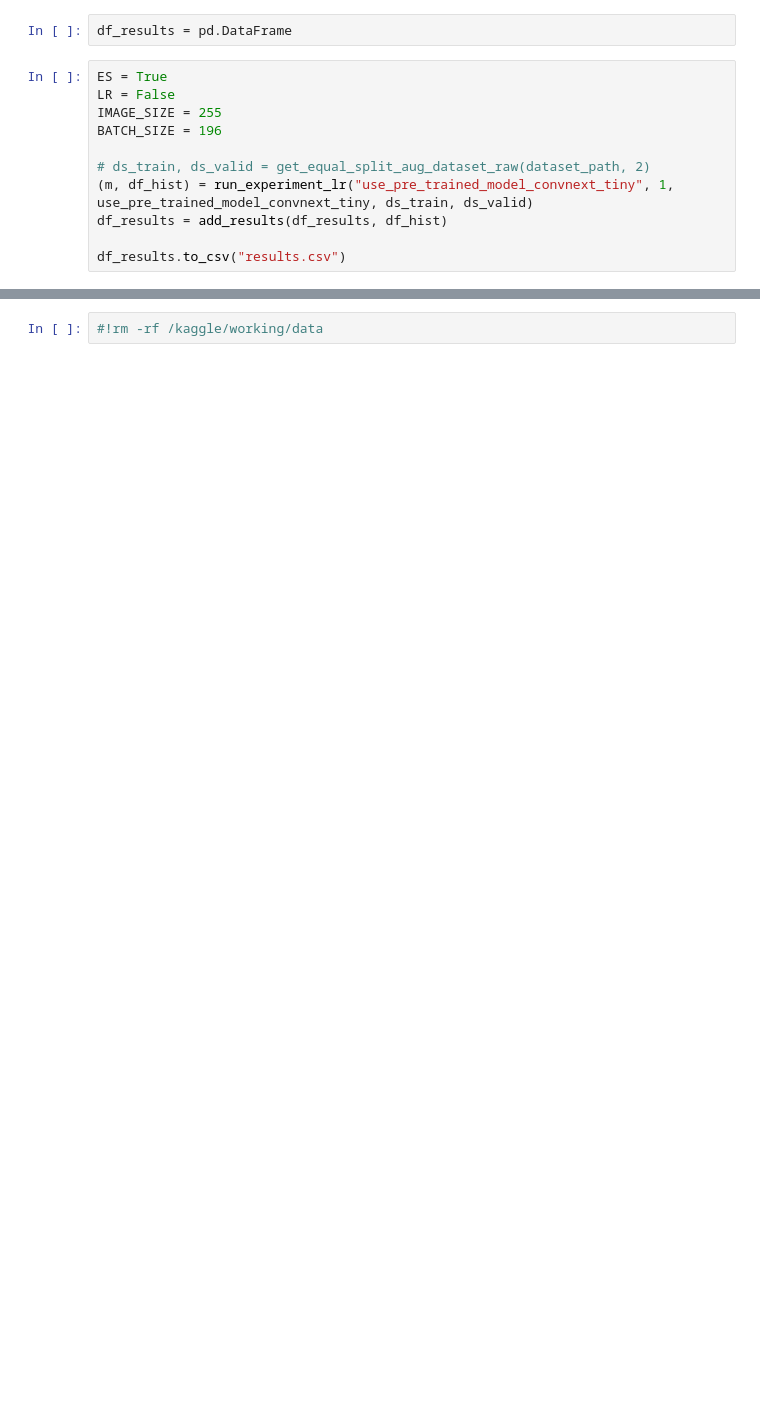
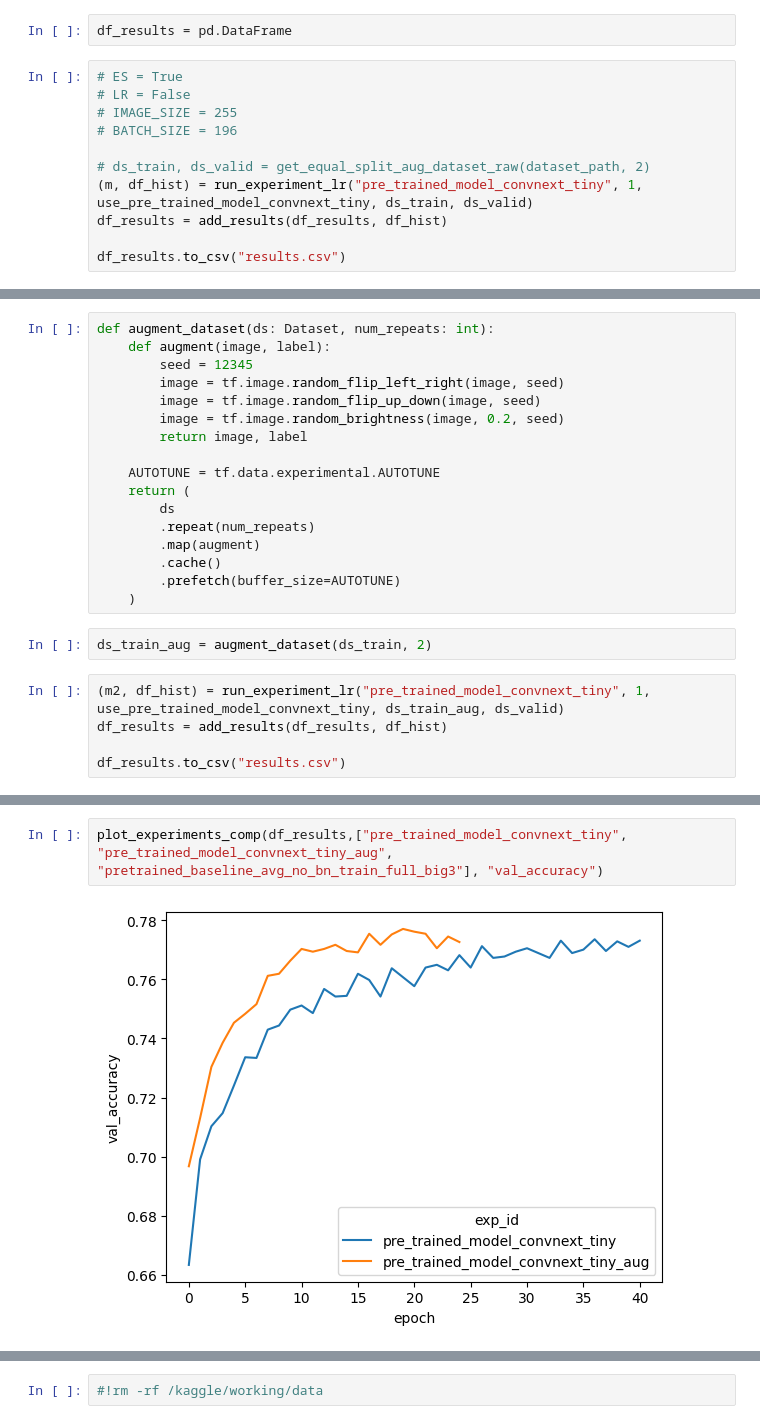
Before and after one commit to btsmith29/AMLS_II_assignment23_24, a Jupyter notebook: assignment-workings.ipynb, the cells around one changed output, grey strips where cells are left out. Cells and saved outputs as stored; diff of their text form; blank space fills up the shorter version.

```diff
--- a/assignment-workings.ipynb
+++ b/assignment-workings.ipynb
@@ -170,13 +228,13 @@ def add_results(df_all_results, df_new_results):
 # %%
 df_results = pd.DataFrame
 # %%
-ES = True
-LR = False
-IMAGE_SIZE = 255
-BATCH_SIZE = 196
+# ES = True
+# LR = False
+# IMAGE_SIZE = 255
+# BATCH_SIZE = 196
 
 # ds_train, ds_valid = get_equal_split_aug_dataset_raw(dataset_path, 2)
-(m, df_hist) = run_experiment_lr("use_pre_trained_model_convnext_tiny", 1, use_pre_trained_model_convnext_tiny, ds_train, ds_valid)
+(m, df_hist) = run_experiment_lr("pre_trained_model_convnext_tiny", 1, use_pre_trained_model_convnext_tiny, ds_train, ds_valid)
 df_results = add_results(df_results, df_hist)
 
 df_results.to_csv("results.csv")
@@ -243,0 +302,24 @@ m.evaluate(ds_test)
+# %%
+def augment_dataset(ds: Dataset, num_repeats: int):
+    def augment(image, label):
+        seed = 12345
+        image = tf.image.random_flip_left_right(image, seed)
+        image = tf.image.random_flip_up_down(image, seed)
+        image = tf.image.random_brightness(image, 0.2, seed)
+        return image, label
+
+    AUTOTUNE = tf.data.experimental.AUTOTUNE
+    return (
+        ds
+        .repeat(num_repeats)
+        .map(augment)
+        .cache()
+        .prefetch(buffer_size=AUTOTUNE)
+    )
+# %%
+ds_train_aug = augment_dataset(ds_train, 2)
+# %%
+(m2, df_hist) = run_experiment_lr("pre_trained_model_convnext_tiny", 1, use_pre_trained_model_convnext_tiny, ds_train_aug, ds_valid)
+df_results = add_results(df_results, df_hist)
+
+df_results.to_csv("results.csv")
@@ -243,0 +384,4 @@ m.evaluate(ds_test)
+# %%
+plot_experiments_comp(df_results,["pre_trained_model_convnext_tiny", "pre_trained_model_convnext_tiny_aug", "pretrained_baseline_avg_no_bn_train_full_big3"], "val_accuracy")
+# %% [output]
+[figure, added]
```
Also changed, not shown: parts of 34 cells of this notebook.
